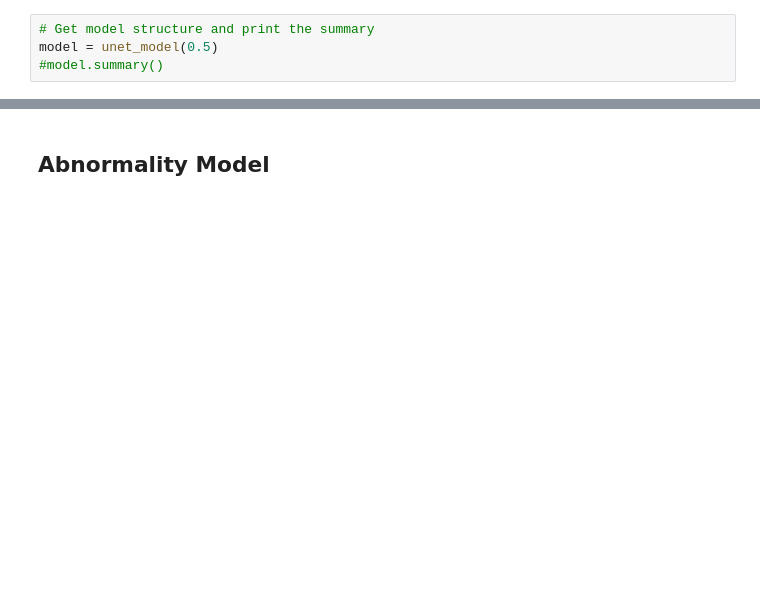
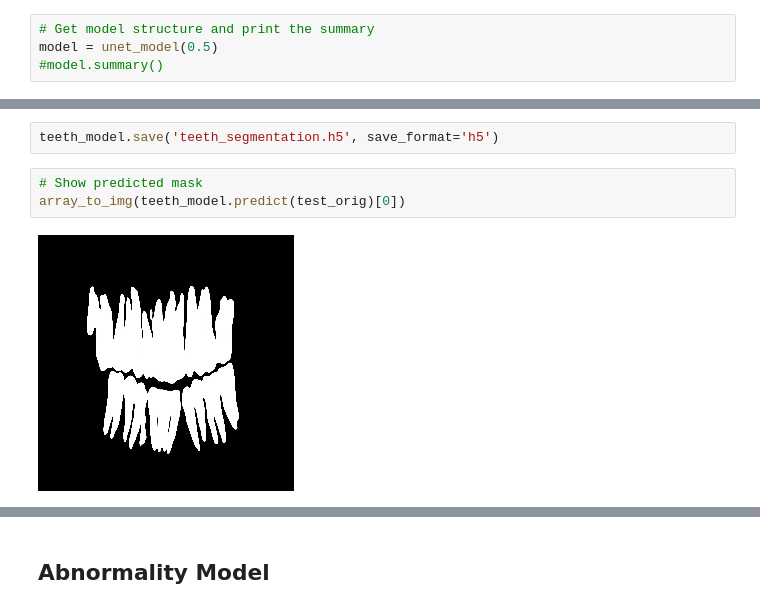
Before and after one commit to dmunger27/dental-xray-segmentation, a Jupyter notebook: Model_Training.ipynb, the cells around one changed output, grey strips where cells are left out. Drawn from its saved outputs; the diff is of its cells as text; blank space fills up the shorter version.

```diff
--- a/Model_Training.ipynb
+++ b/Model_Training.ipynb
@@ -292,0 +294,7 @@ test_teeth_model = teeth_model.evaluate(test_orig, tf.cast(test_teeth, 'float32'
+# %%
+teeth_model.save('teeth_segmentation.h5', save_format='h5')
+# %%
+# Show predicted mask
+array_to_img(teeth_model.predict(test_orig)[0])
+# %% [output]
+[figure, added]
```
Also changed, not shown: parts of 17 cells of this notebook.
